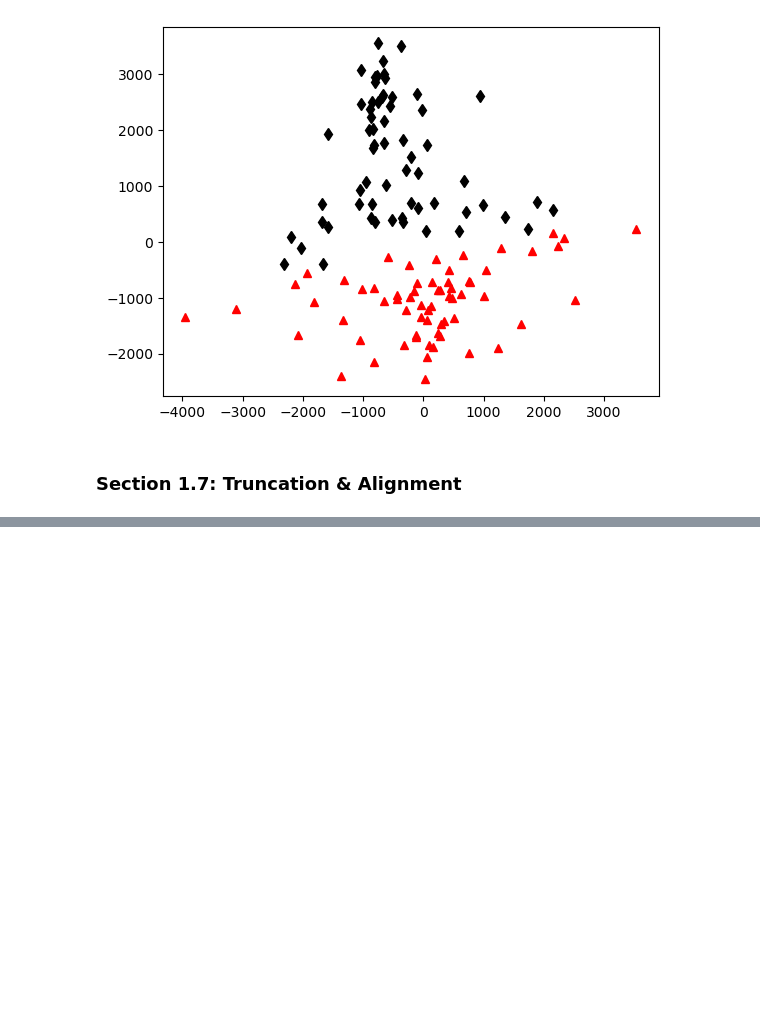
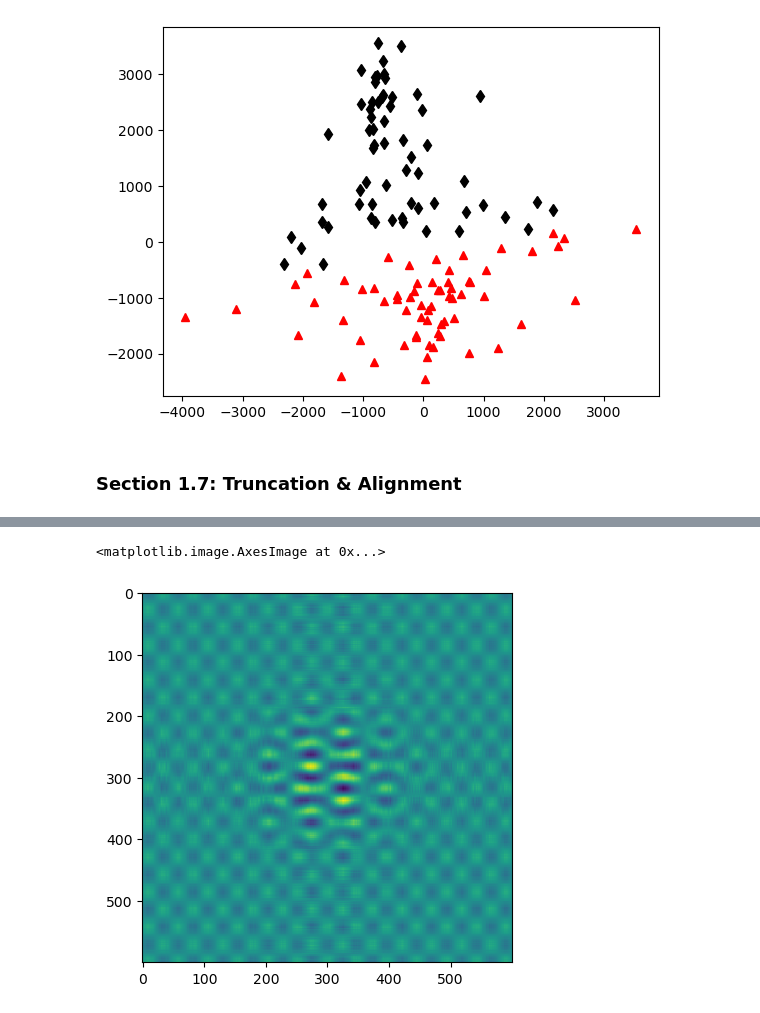
Before and after one commit to sa8692/Machine_Learning_Book_Exercises, a Jupyter notebook: Chapter_1.ipynb, the cells around one changed output, grey strips where cells are left out. Saved outputs shown, nothing was run; the diff lists cells and outputs as text; code cells hidden in the pictures; blank space fills up the shorter version.

```diff
--- a/Chapter_1.ipynb
+++ b/Chapter_1.ipynb
@@ -322,0 +357,14 @@ plt.plot(PCACoordsP2[0, :], PCACoordsP2[1, :], '^', color = 'r')
+# %%
+#Truncate using optimal hard threshold
+
+U, S, VT = np.linalg.svd(Xnoisy, full_matrices=0)
+
+N = Xnoisy.shape[0]
+cutoff = (4/np.sqrt(3)) * np.sqrt(N) * sigma #Hard threshold
+r = np.max(np.where(S > cutoff))
+
+Xclean = U[:, :(r+1)] @ np.diag(S[:(r+1)]) @ VT[:(r+1), :]
+plt.imshow(Xclean)
+# %% [output]
+<matplotlib.image.AxesImage at 0x...>
+[figure, added]
```
Also changed, not shown: parts of 11 cells of this notebook.
